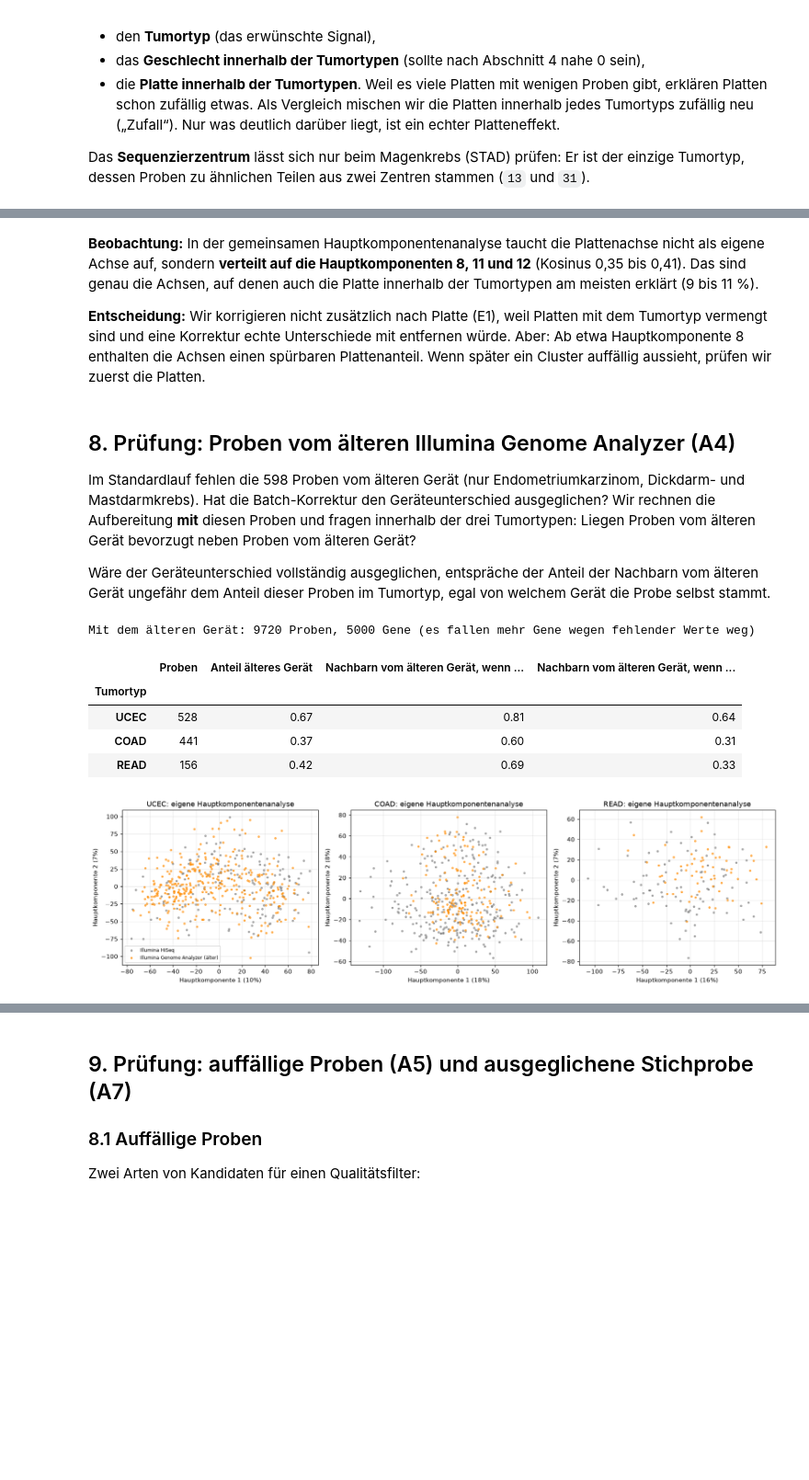
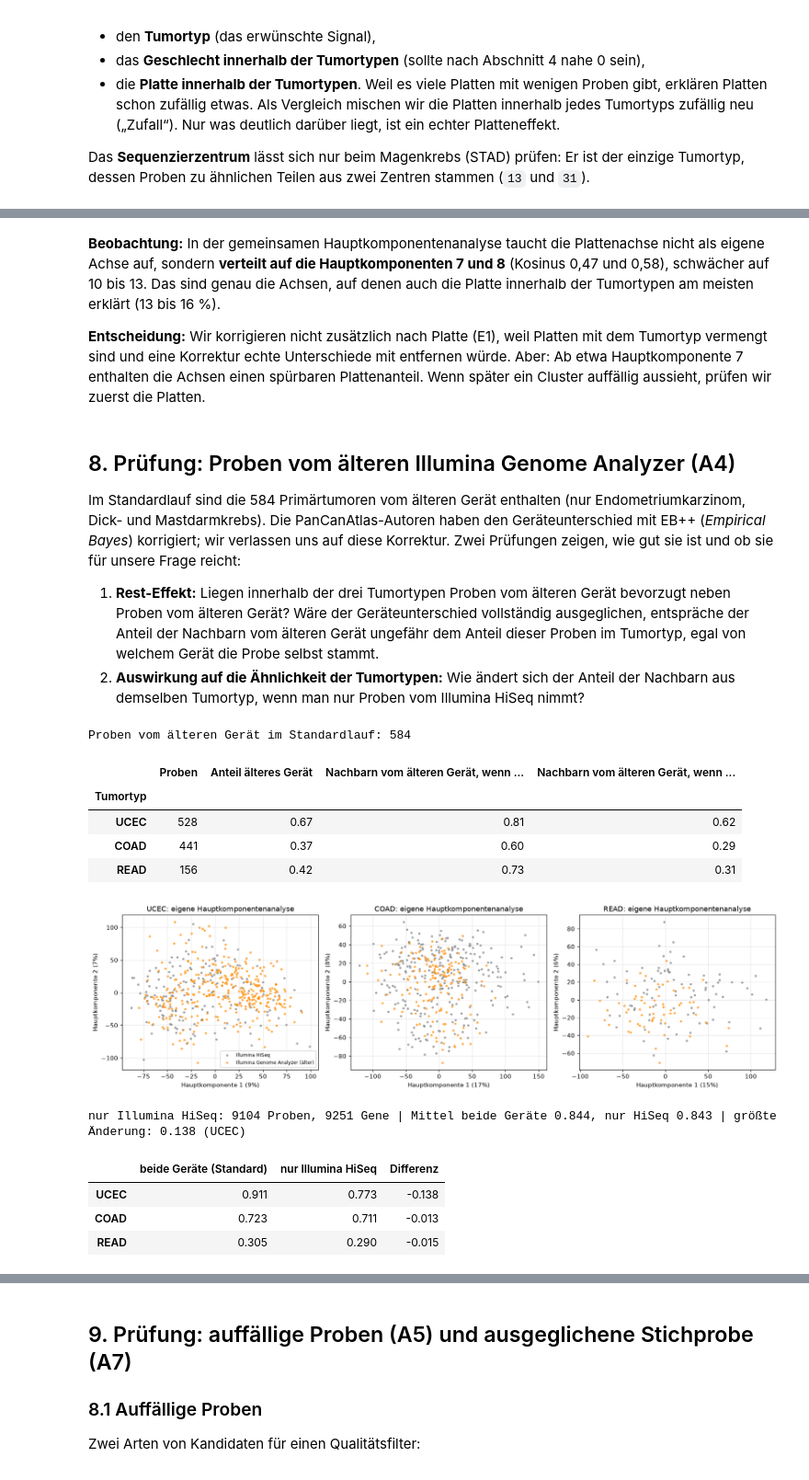
Before and after one commit to marinusgraf/ead-projekt, a Jupyter notebook: notebook_aufbereitung.ipynb, the cells around one changed output, grey strips where cells are left out. Shown at 92% size. Drawn from its saved outputs; the diff is of its cells as text; code cells hidden in the pictures; blank space fills up the shorter version.

```diff
--- a/notebook_aufbereitung.ipynb
+++ b/notebook_aufbereitung.ipynb
@@ -347,7 +353,7 @@ Für jedes Gen messen wir, wie viel seiner Streuung **innerhalb der Tumortypen**
 So zählen Gene wie `KLK3` (Prostata) nicht, die nur deshalb mit dem Geschlecht zusammenhängen, weil der Tumortyp nur ein Geschlecht betrifft.
 Für ein zweiwertiges Merkmal ist dieser Anteil das Quadrat der Korrelation, $r^2$.
 # %%
-Xa, meta_a, genes_a, _ = aufbereiten(**{**STANDARD, "k_gene": None})    # alle Gene nach dem Expressionsfilter
+Xa, meta_a, genes_a, _ = aufbereiten(**{**STANDARD, "varianz_anteil": None})    # alle Gene nach dem Expressionsfilter
 beide = meta_a.groupby("study")["gender"].nunique()
 m = (meta_a["study"].isin(beide[beide == 2].index) & meta_a["gender"].notna()).to_numpy()
 R = Xa[m] - pd.DataFrame(Xa[m]).groupby(meta_a.loc[m, "study"].to_numpy()).transform("mean").to_numpy()
@@ -637,52 +649,67 @@ Am ähnlichsten: Hauptkomponente 8 (2.6% der Varianz) | Tumortyp erklärt 75%, P
 # %% [markdown]
-**Beobachtung:** In der gemeinsamen Hauptkomponentenanalyse taucht die Plattenachse nicht als eigene Achse auf, sondern **verteilt auf die Hauptkomponenten 8, 11 und 12**
-(Kosinus 0,35 bis 0,41). Das sind genau die Achsen, auf denen auch die Platte innerhalb der Tumortypen am meisten erklärt (9 bis 11 %).
+**Beobachtung:** In der gemeinsamen Hauptkomponentenanalyse taucht die Plattenachse nicht als eigene Achse auf, sondern **verteilt auf die Hauptkomponenten 7 und 8**
+(Kosinus 0,47 und 0,58), schwächer auf 10 bis 13. Das sind genau die Achsen, auf denen auch die Platte innerhalb der Tumortypen am meisten erklärt (13 bis 16 %).
 
 **Entscheidung:** Wir korrigieren nicht zusätzlich nach Platte (E1), weil Platten mit dem Tumortyp vermengt sind und eine Korrektur echte Unterschiede mit entfernen würde.
-Aber: Ab etwa Hauptkomponente 8 enthalten die Achsen einen spürbaren Plattenanteil. Wenn später ein Cluster auffällig aussieht, prüfen wir zuerst die Platten.
+Aber: Ab etwa Hauptkomponente 7 enthalten die Achsen einen spürbaren Plattenanteil. Wenn später ein Cluster auffällig aussieht, prüfen wir zuerst die Platten.
 # %% [markdown]
 ## 8. Prüfung: Proben vom älteren Illumina Genome Analyzer (A4)
 
-Im Standardlauf fehlen die 598 Proben vom älteren Gerät (nur Endometriumkarzinom, Dickdarm- und Mastdarmkrebs). Hat die Batch-Korrektur den Geräteunterschied ausgeglichen?
-Wir rechnen die Aufbereitung **mit** diesen Proben und fragen innerhalb der drei Tumortypen: Liegen Proben vom älteren Gerät bevorzugt neben Proben vom älteren Gerät?
+Im Standardlauf sind die 584 Primärtumoren vom älteren Gerät enthalten (nur Endometriumkarzinom, Dick- und Mastdarmkrebs). Die PanCanAtlas-Autoren haben den Geräteunterschied
+mit EB++ (*Empirical Bayes*) korrigiert; wir verlassen uns auf diese Korrektur. Zwei Prüfungen zeigen, wie gut sie ist und ob sie für unsere Frage reicht:
 
-Wäre der Geräteunterschied vollständig ausgeglichen, entspräche der Anteil der Nachbarn vom älteren Gerät ungefähr dem Anteil dieser Proben im Tumortyp,
-egal von welchem Gerät die Probe selbst stammt.
+1. **Rest-Effekt:** Liegen innerhalb der drei Tumortypen Proben vom älteren Gerät bevorzugt neben Proben vom älteren Gerät?
+   Wäre der Geräteunterschied vollständig ausgeglichen, entspräche der Anteil der Nachbarn vom älteren Gerät ungefähr dem Anteil dieser Proben im Tumortyp,
+   egal von welchem Gerät die Probe selbst stammt.
+2. **Auswirkung auf die Ähnlichkeit der Tumortypen:** Wie ändert sich der Anteil der Nachbarn aus demselben Tumortyp, wenn man nur Proben vom Illumina HiSeq nimmt?
 # %%
-Xc_ga, meta_ga, genes_ga, prot_ga = aufbereiten(**{**PARAMETER, "nur_hiseq": False})
-Z_ga, _, _ = pca(Xc_ga)
-st_ga = meta_ga["study"].to_numpy()
-ga = (meta_ga["platform"] == "GA").to_numpy()
-nb_ga = nachbarn(Z_ga[:, :50])
+st = meta["study"].to_numpy()
+ga = (meta["platform"] == "GA").to_numpy()
+nb_std = nachbarn(Z[:, :50])
 zeilen = []
 for s in ["UCEC", "COAD", "READ"]:
-    m = st_ga == s
-    gleich = st_ga[nb_ga[m]] == s                      # nur Nachbarn aus demselben Tumortyp betrachten
-    ga_nb = ga[nb_ga[m]]
+    m = st == s
+    gleich = st[nb_std[m]] == s                        # nur Nachbarn aus demselben Tumortyp betrachten
+    ga_nb = ga[nb_std[m]]
     zeilen.append({"Tumortyp": s, "Proben": m.sum(), "Anteil älteres Gerät": ga[m].mean(),
                    "Nachbarn vom älteren Gerät, wenn Probe vom älteren Gerät": (ga_nb & gleich)[ga[m]].sum() / gleich[ga[m]].sum(),
                    "Nachbarn vom älteren Gerät, wenn Probe vom HiSeq": (ga_nb & gleich)[~ga[m]].sum() / gleich[~ga[m]].sum()})
-print(f"Mit dem älteren Gerät: {len(meta_ga)} Proben, {Xc_ga.shape[1]} Gene (es fallen mehr Gene wegen fehlender Werte weg)")
+print(f"Proben vom älteren Gerät im Standardlauf: {ga.sum()}")
 pd.DataFrame(zeilen).set_index("Tumortyp").round(2)
 # %% [output]
-Mit dem älteren Gerät: 9720 Proben, 5000 Gene (es fallen mehr Gene wegen fehlender Werte weg)
+Proben vom älteren Gerät im Standardlauf: 584
 |  | Proben | Anteil älteres Gerät | Nachbarn vom älteren Gerät, wenn ... | Nachbarn vom älteren Gerät, wenn ... |
 | Tumortyp |  |  |  |  |
-| UCEC | 528 | 0.67 | 0.81 | 0.64 |
-| COAD | 441 | 0.37 | 0.60 | 0.31 |
-| READ | 156 | 0.42 | 0.69 | 0.33 |
+| UCEC | 528 | 0.67 | 0.81 | 0.62 |
+| COAD | 441 | 0.37 | 0.60 | 0.29 |
+| READ | 156 | 0.42 | 0.73 | 0.31 |
 # %%
 fig, axes = plt.subplots(1, 3, figsize=(16, 4.5))
 for ax, s in zip(axes, ["UCEC", "COAD", "READ"]):
-    m = st_ga == s
-    Zs, _, evs = pca(Xc_ga[m] - Xc_ga[m].mean(axis=0), k=5)
+    m = st == s
+    Zs, _, evs = pca(Xc[m] - Xc[m].mean(axis=0), k=5)
     for maske, farbe, name in [(~ga[m], "gray", "Illumina HiSeq"), (ga[m], "darkorange", "Illumina Genome Analyzer (älter)")]:
         ax.scatter(Zs[maske, 0], Zs[maske, 1], s=8, alpha=0.6, color=farbe, label=name)
     ax.set(title=f"{s}: eigene Hauptkomponentenanalyse", xlabel=f"Hauptkomponente 1 ({evs[0]:.0%})", ylabel=f"Hauptkomponente 2 ({evs[1]:.0%})")
 axes[0].legend(fontsize=8)
 plt.tight_layout()
 plt.show()
+
+# Vergleich: Wie ändern sich die Ähnlichkeiten zwischen Tumortypen, wenn man nur Illumina HiSeq nimmt?
+Xc_hi, meta_hi, genes_hi, _ = aufbereiten(**{**PARAMETER, "nur_hiseq": True})
+Z_hi, _, _ = pca(Xc_hi)
+anteil_hi = nachbarn_gleicher_typ(Z_hi, meta_hi)
+geraet = pd.DataFrame({"beide Geräte (Standard)": anteil_std, "nur Illumina HiSeq": anteil_hi})
+geraet["Differenz"] = geraet["nur Illumina HiSeq"] - geraet["beide Geräte (Standard)"]
+print(f"nur Illumina HiSeq: {len(meta_hi)} Proben, {Xc_hi.shape[1]} Gene | Mittel beide Geräte {anteil_std.mean():.3f}, nur HiSeq {anteil_hi.mean():.3f} | "
+      f"größte Änderung: {geraet['Differenz'].abs().max():.3f} ({geraet['Differenz'].abs().idxmax()})")
+geraet.loc[["UCEC", "COAD", "READ"]].round(3)
 # %% [output]
-[figure, old version]
+[figure, new version]
+nur Illumina HiSeq: 9104 Proben, 9251 Gene | Mittel beide Geräte 0.844, nur HiSeq 0.843 | größte Änderung: 0.138 (UCEC)
+|  | beide Geräte (Standard) | nur Illumina HiSeq | Differenz |
+| UCEC | 0.911 | 0.773 | -0.138 |
+| COAD | 0.723 | 0.711 | -0.013 |
+| READ | 0.305 | 0.290 | -0.015 |
 # %% [markdown]
 **Beobachtungen:**
```
Also changed, not shown: parts of 26 cells of this notebook, 9 other files.
